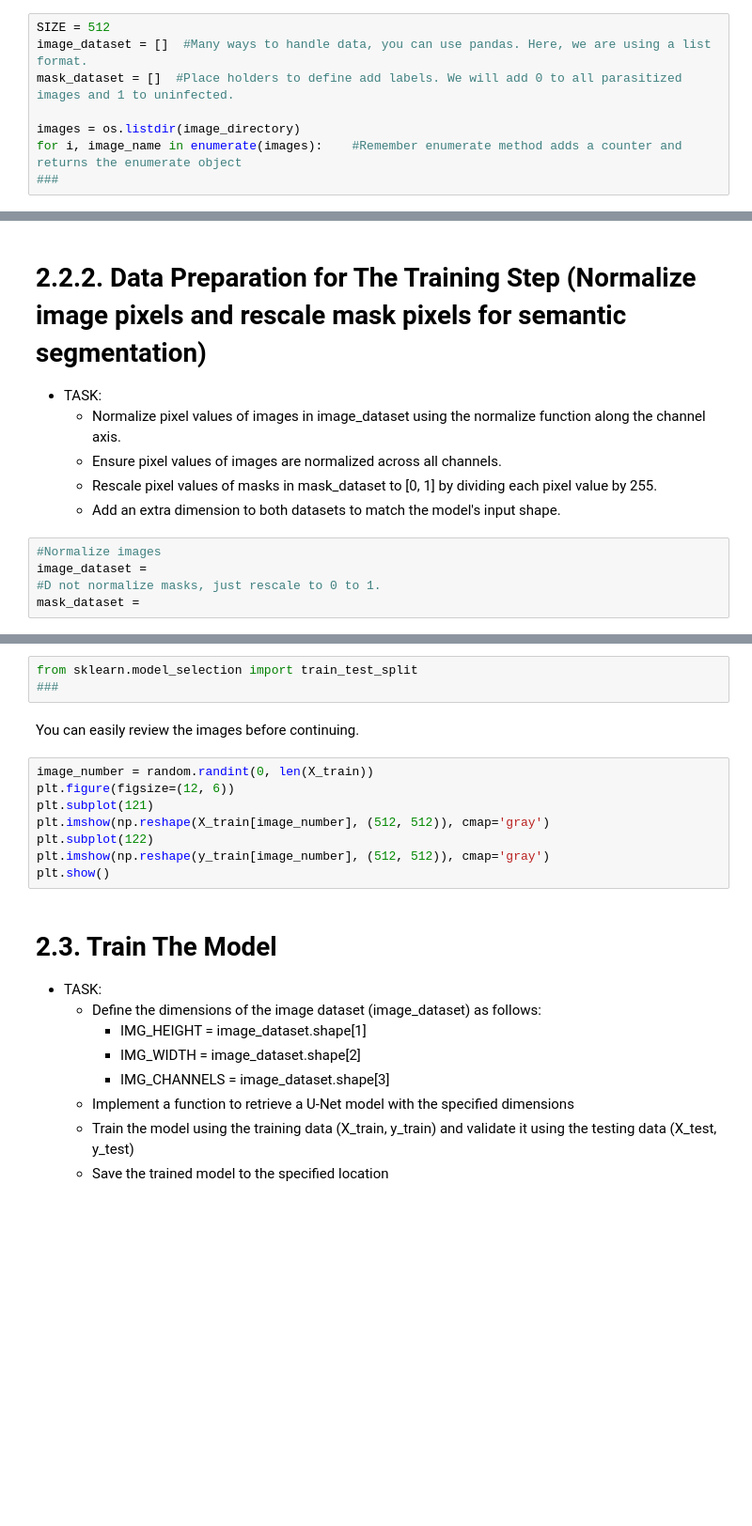
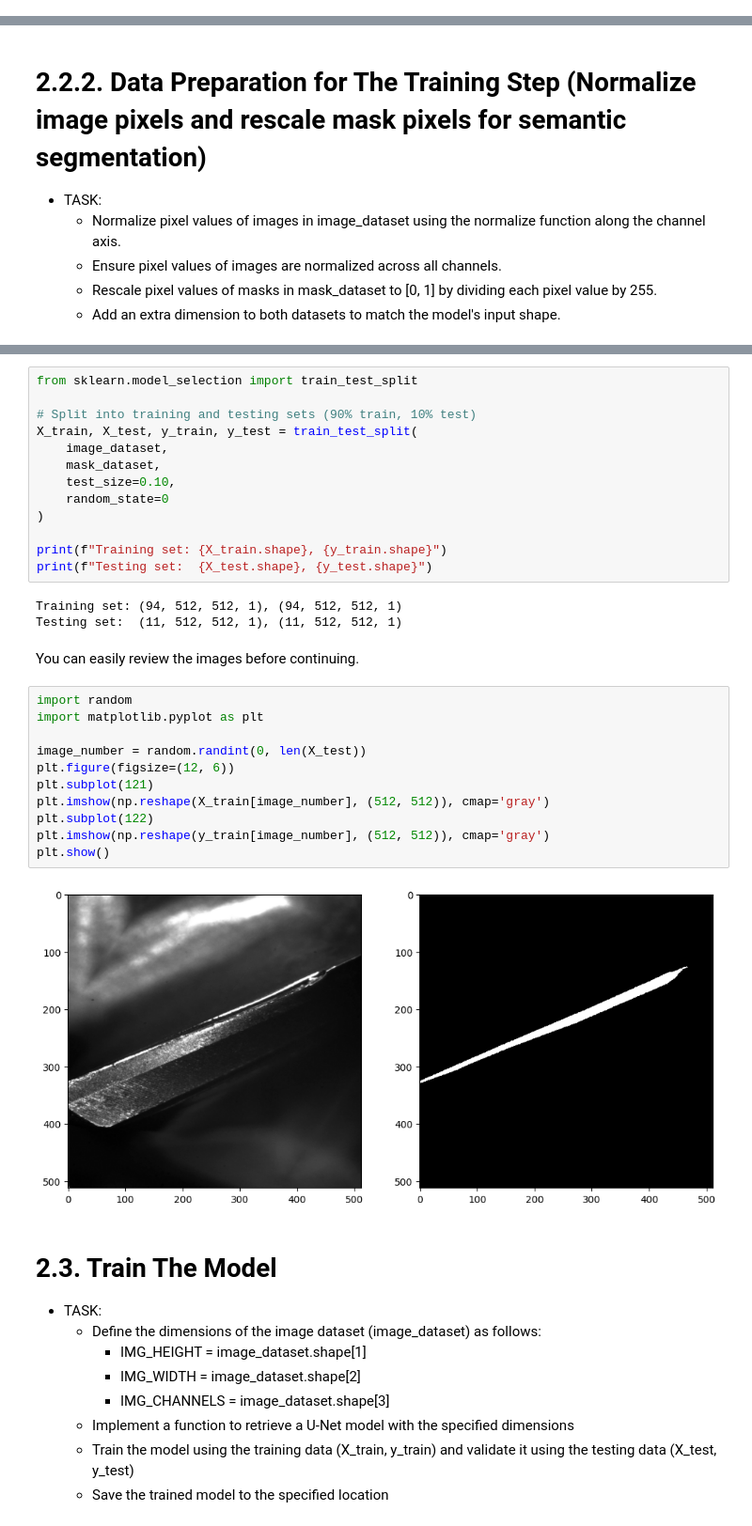
Before and after one commit to artischocki/skip, a Jupyter notebook: notebooks/03-Model_Process.ipynb, the cells around one changed output, grey strips where cells are left out. Shown: that part at 94% size. Drawn from its saved outputs; the diff is of its cells as text; blank space fills up the shorter version.

Commit message:
3rd notebook implemented up to training step

```diff
--- a/notebooks/03-Model_Process.ipynb
+++ b/notebooks/03-Model_Process.ipynb
@@ -140,11 +145,3 @@ Use the images that you previously labeled. (Original images + labeled images)
         * Resize to SIZE x SIZE
         * Convert to numpy arrays
         * Append to image_dataset and mask_dataset list
-# %%
-SIZE = 512
-image_dataset = []  #Many ways to handle data, you can use pandas. Here, we are using a list format.
-mask_dataset = []  #Place holders to define add labels. We will add 0 to all parasitized images and 1 to uninfected.
-
-images = os.listdir(image_directory)
-for i, image_name in enumerate(images):    #Remember enumerate method adds a counter and returns the enumerate object
-###
@@ -156,8 +214,3 @@ for i, image_name in enumerate(images):    #Remember enumerate method adds a cou
     * Ensure pixel values of images are normalized across all channels.
     * Rescale pixel values of masks in mask_dataset to [0, 1] by dividing each pixel value by 255.
     * Add an extra dimension to both datasets to match the model's input shape.
-# %%
-#Normalize images
-image_dataset =
-#D not normalize masks, just rescale to 0 to 1.
-mask_dataset =
@@ -171,19 +242,37 @@ mask_dataset =
     * Assign 10% of the data to the testing set (X_test, y_test).
     * Use a test_size of 0.10 to specify the proportion of data for testing.
     * Set random_state to 0 for reproducibility.
-# %%
-from sklearn.model_selection import train_test_split
-###
+# %%
+from sklearn.model_selection import train_test_split
+
+# Split into training and testing sets (90% train, 10% test)
+X_train, X_test, y_train, y_test = train_test_split(
+    image_dataset,
+    mask_dataset,
+    test_size=0.10,
+    random_state=0
+)
+
+print(f"Training set: {X_train.shape}, {y_train.shape}")
+print(f"Testing set:  {X_test.shape}, {y_test.shape}")
+# %% [output]
+Training set: (94, 512, 512, 1), (94, 512, 512, 1)
+Testing set:  (11, 512, 512, 1), (11, 512, 512, 1)
 # %% [markdown]
 You can easily review the images before continuing.
 # %%
-image_number = random.randint(0, len(X_train))
+import random
+import matplotlib.pyplot as plt
+
+image_number = random.randint(0, len(X_test))
 plt.figure(figsize=(12, 6))
 plt.subplot(121)
 plt.imshow(np.reshape(X_train[image_number], (512, 512)), cmap='gray')
 plt.subplot(122)
 plt.imshow(np.reshape(y_train[image_number], (512, 512)), cmap='gray')
 plt.show()
+# %% [output]
+[figure, added]
 # %% [markdown]
 # 2.3. Train The Model
 
```
Also changed, not shown: parts of 9 cells of this notebook, 1 other file.
